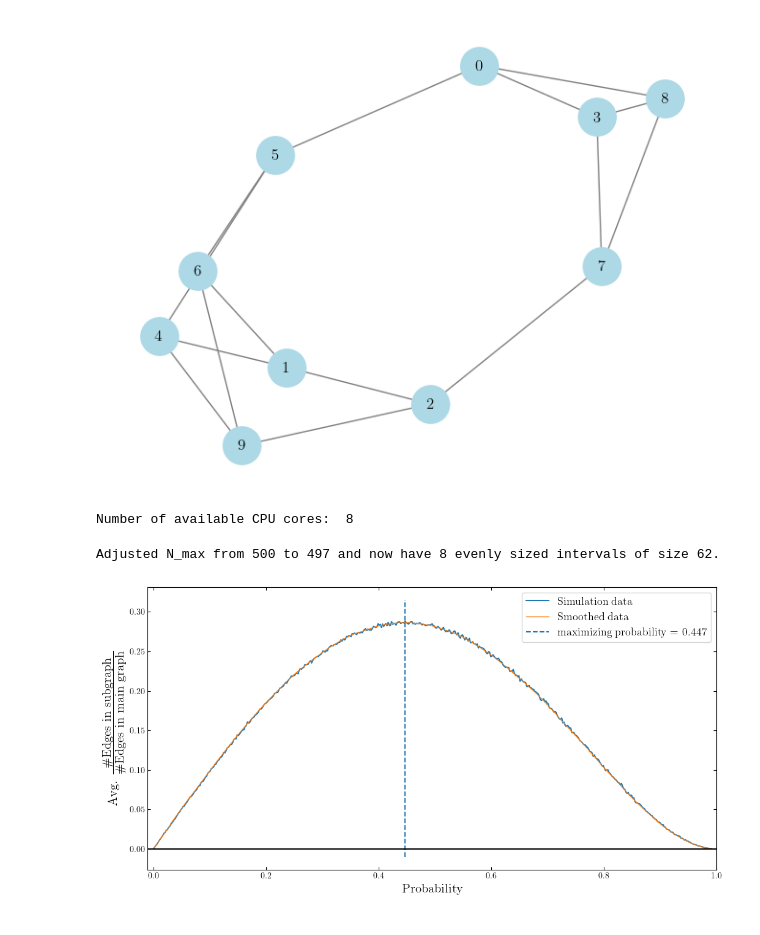
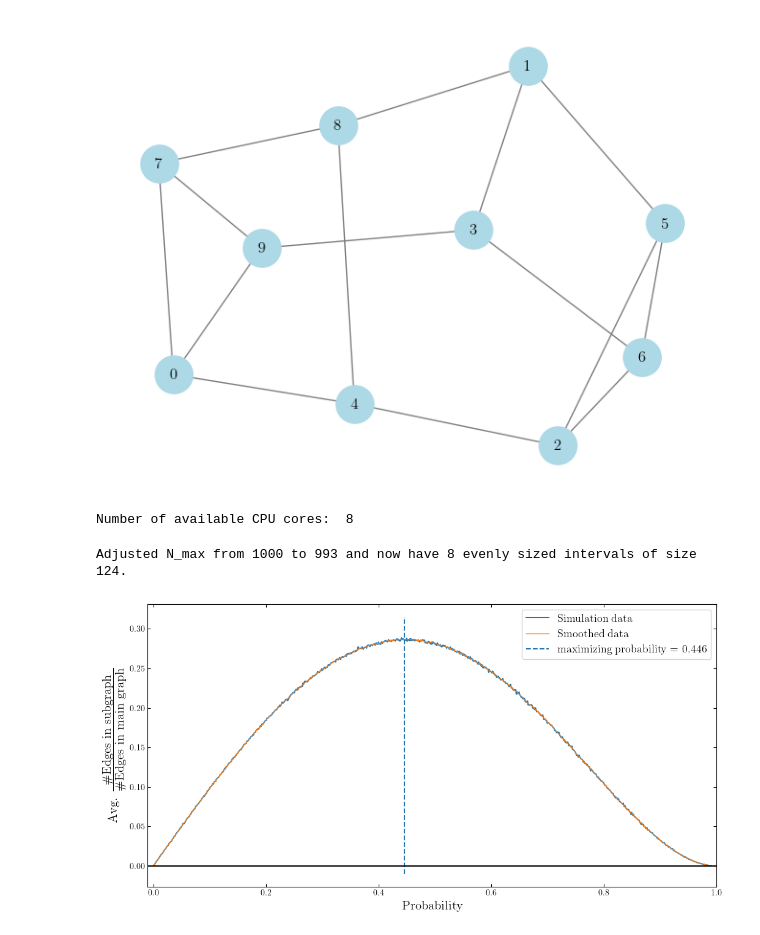
Before and after one commit to seba2390/RandomizedAlgorithms2023, a Jupyter notebook: Project 3/MaximumDegreeConstrainedSubgraphs.ipynb, the cells around one changed output. Drawn from its saved outputs; the diff is of its cells as text; code cells hidden in the pictures.

```diff
--- a/Project 3/MaximumDegreeConstrainedSubgraphs.ipynb
+++ b/Project 3/MaximumDegreeConstrainedSubgraphs.ipynb
@@ -47,5 +131,5 @@ def draw_graph(G: nx.Graph) -> None:
 # %%
-graph = generate_3_regular_graph(n=10)
+graph = generate_k_regular_graph(k=3, size=10)
 draw_graph(graph)
 # %% [output]
-[figure, old version]
+[figure, new version]
@@ -97,10 +140,10 @@ print("Number of available CPU cores: ", num_cores)
 Number of available CPU cores:  8
 # %%
 _pmin, _pmax = 0.001,0.999
-_n_probs = 500
+_n_probs = 1000
 _probabilities = np.linspace(_pmin,_pmax,_n_probs)
 
-_trials = 200
+_trials = 400
 _min_graph_size, _max_graph_size = 4, 50
 
 ########################################################################################
@@ -117,7 +160,7 @@ Interval_size = int((N_max_adjusted - 1) / num_cores)
 partitions = [_probabilities[Interval_size * i: Interval_size * (i+1)] for i in range(num_cores)]
 print(f"Adjusted N_max from {_N_max} to {N_max_adjusted} and now have {num_cores} evenly sized intervals of size {Interval_size}.")
 # %% [output]
-Adjusted N_max from 500 to 497 and now have 8 evenly sized intervals of size 62.
+Adjusted N_max from 1000 to 993 and now have 8 evenly sized intervals of size 124.
 # %%
 backend = 'loky'
 results = Parallel(n_jobs=num_cores, backend=backend)(delayed(avg_relative_subgraph_sizes)(partition,_trials,_min_graph_size,_max_graph_size) for partition in partitions)
@@ -133,7 +176,7 @@ fig, ax = plt.subplots(1,1,figsize=(12,6))
 
 ax.plot(probabilities,avg_relative_sizes, label="Simulation data")
 
-smooth_y = scp.signal.savgol_filter(x=avg_relative_sizes,window_length=30,polyorder=3)
+smooth_y = scp.signal.savgol_filter(x=avg_relative_sizes,window_length=19,polyorder=3)
 ax.plot(probabilities,smooth_y, lw=1, label="Smoothed data")
 
 max_prop = probabilities[np.argmax(smooth_y)]
@@ -146,4 +189,4 @@ ax.set_xlim(-0.01,1)
 ax.legend(fontsize=13,loc='upper right')
 plt.show()
 # %% [output]
-[figure, old version]
+[figure, new version]
```
Also changed, not shown: parts of 4 cells of this notebook.
